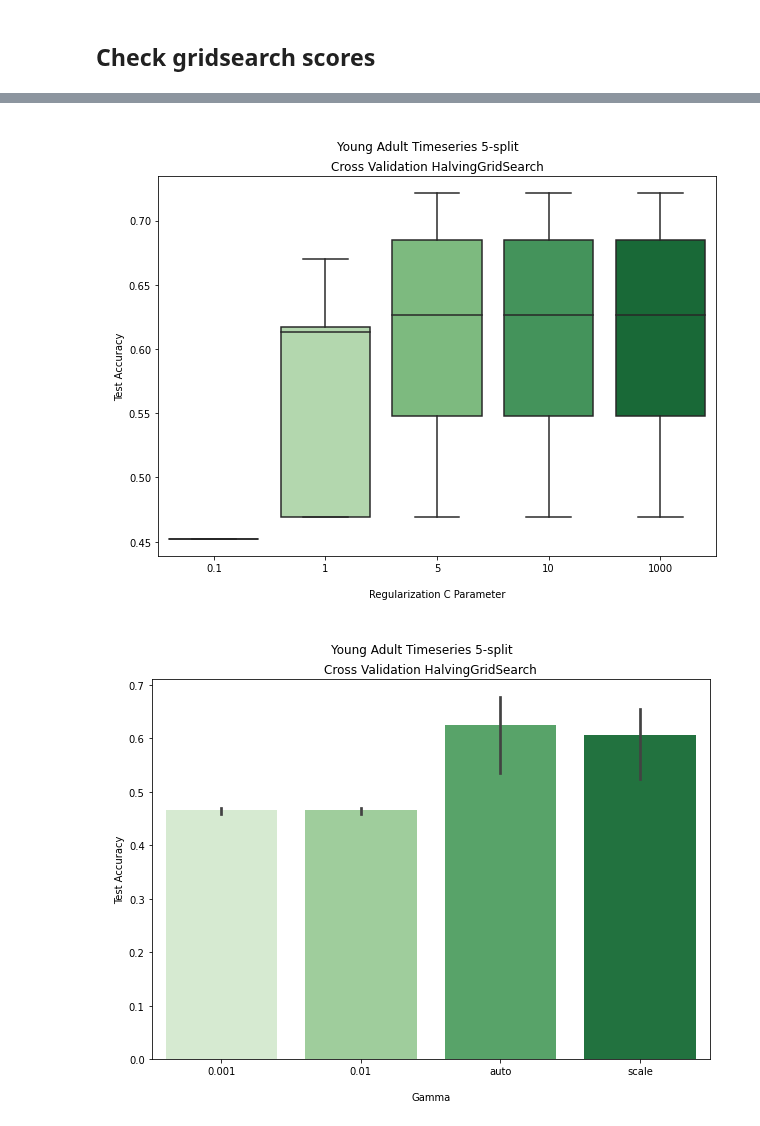
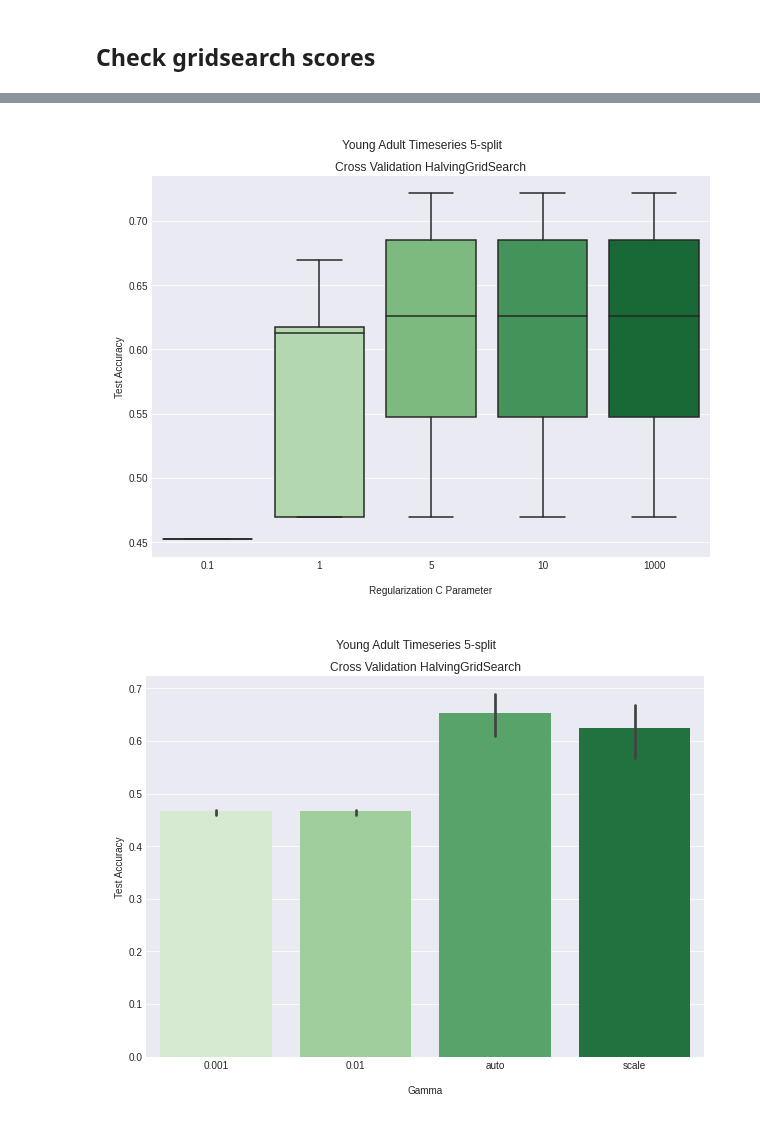
Before and after one commit to staceybeck/teambrainiac, a Jupyter notebook: source/group_svm/Timeseries_Cross_Validation.ipynb, the cells around one changed output, grey strips where cells are left out. Drawn from its saved outputs; the diff is of its cells as text; code cells hidden in the pictures.

```diff
--- a/source/group_svm/Timeseries_Cross_Validation.ipynb
+++ b/source/group_svm/Timeseries_Cross_Validation.ipynb
@@ -221,6 +222,7 @@ sns.boxplot(x = df['param_C'],
             y = df['mean_test_score'],
             palette = 'Blues'
             )
+plt.style.use('seaborn-darkgrid')
 plt.suptitle("\nAdolescent Timeseries 5-split")
 plt.title('Cross Validation HalvingGridSearch')
 plt.xlabel("\nRegularization C parameter")
@@ -236,6 +238,7 @@ sns.barplot(x = df['param_gamma'],
             y = df['mean_test_score'],
             palette = "Blues",
             )
+plt.style.use('seaborn-darkgrid')
 plt.suptitle("\nAdolescent Timeseries 5-split")
 plt.title('Cross Validation HalvingGridSearch')
 plt.xlabel("\nGamma")
@@ -390,6 +393,6 @@ grid_dict = access_load_data('metrics/group_svm/mask/YA_YA_mask_grdsrchcv.pkl',
 # %%
 import pandas as pd
 grid_df = pd.DataFrame(grid_dict['grid_search'][0])
-g = grid_df[['param_C',	'mean_test_score']]
+g = grid_df[['param_C',	'mean_test_score', 'param_gamma']]
 g.head(10)
 # %% [output]
@@ -412,7 +414,7 @@ sns.boxplot(x = g['param_C'],
             y = g['mean_test_score'],
             palette = 'Greens'
             )
-
+plt.style.use('seaborn-darkgrid')
 plt.suptitle("\nYoung Adult Timeseries 5-split")
 plt.title('Cross Validation HalvingGridSearch')
 plt.xlabel("\nRegularization C Parameter")
@@ -420,23 +422,23 @@ plt.ylabel("\nTest Accuracy")
 plt.savefig("/content/gdrive/MyDrive/YA/YA_detrend_Cboxplot.png", dpi = 200)
 plt.show()
 # %% [output]
-[figure, old version]
+[figure, new version]
 # %%
 ## Young Adult Gamma Barplot
 plt.figure(figsize= (10, 7))
-sns.barplot(x = grid3['param_gamma'],
-            y = grid3['mean_test_score'],
+sns.barplot(x = g['param_gamma'],
+            y = g['mean_test_score'],
             palette = 'Greens'
             )
-
+plt.style.use('seaborn-darkgrid')
 plt.suptitle("\nYoung Adult Timeseries 5-split")
 plt.title('Cross Validation HalvingGridSearch')
 plt.xlabel("\nGamma")
 plt.ylabel("\nTest Accuracy")
 plt.savefig("/content/gdrive/MyDrive/YA/YA_detrend_gammaboxplot.png", dpi = 200)
 plt.show()
 # %% [output]
-[figure, old version]
+[figure, new version]
 # %%
 ## Cross Validation accuracy scores recorded
 
```
Also changed, not shown: parts of 6 cells of this notebook.
